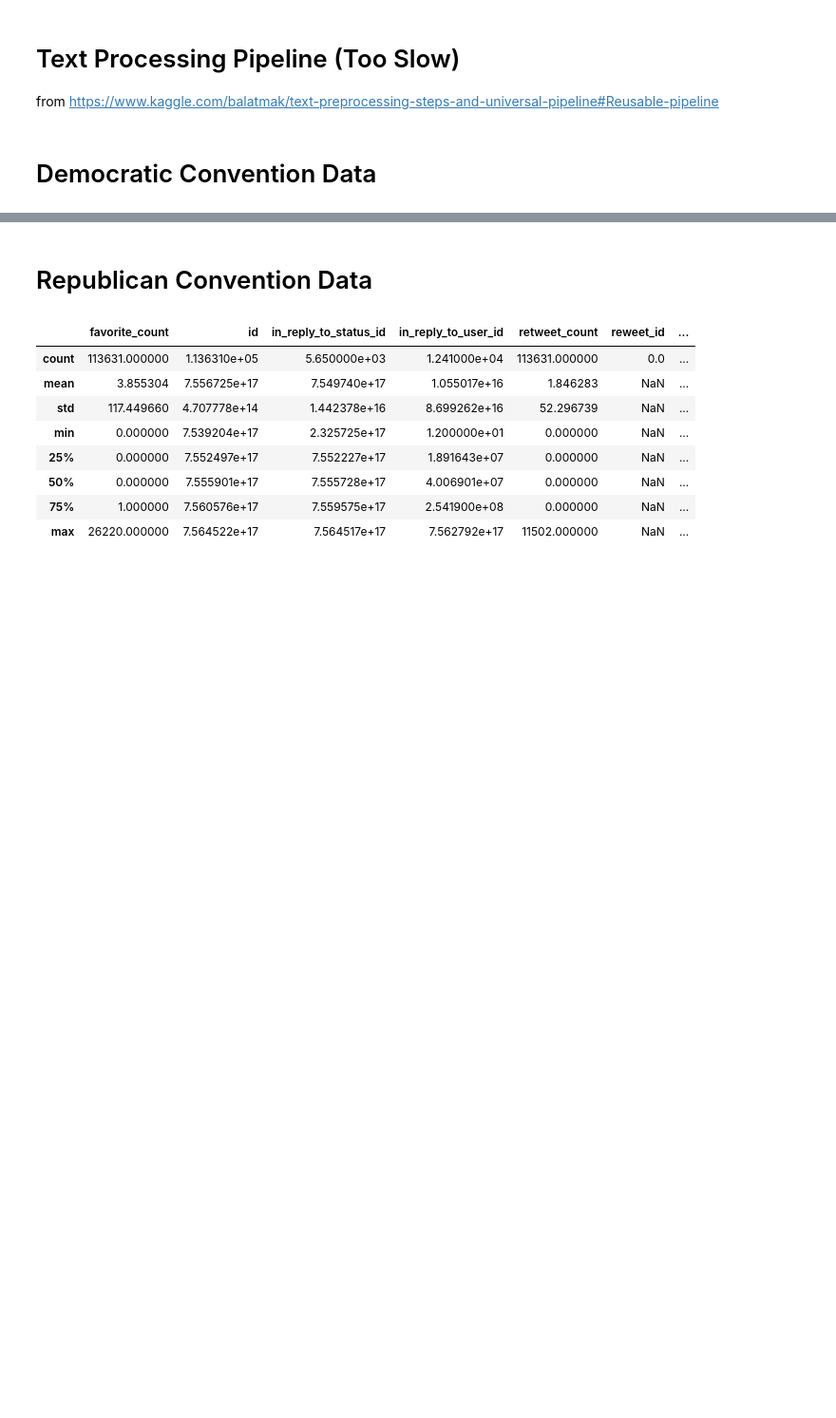
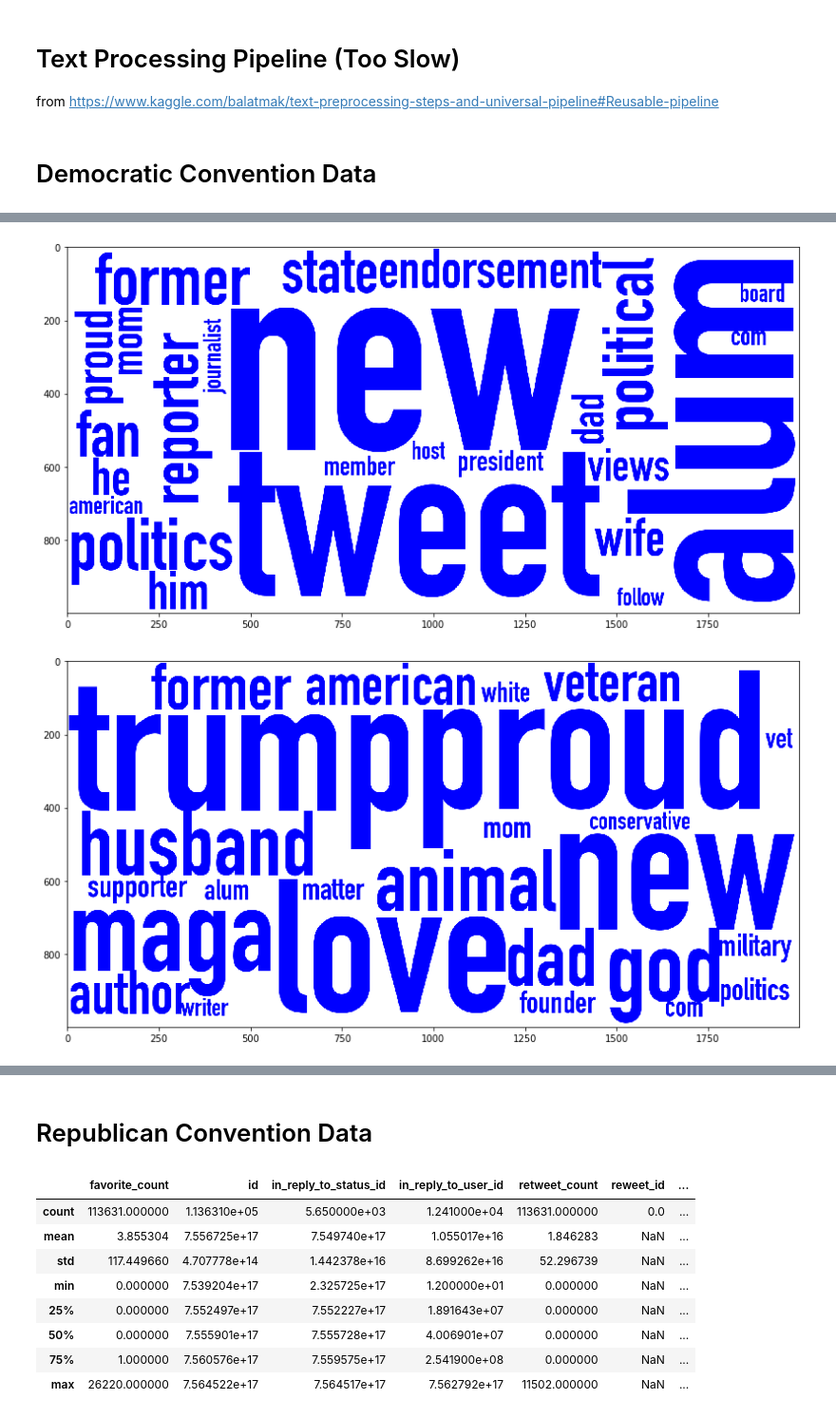
Before and after one commit to jakemull13/Network-Analysis-of-Political-Communites-on-Twitter, a Jupyter notebook: EDA.ipynb, the cells around one changed output, grey strips where cells are left out. Shown at 95% size. Saved outputs shown, nothing was run; the diff lists cells and outputs as text; code cells hidden in the pictures; blank space fills up the shorter version.

```diff
--- a/EDA.ipynb
+++ b/EDA.ipynb
@@ -156,5 +179,5 @@ dconvention_df
 # %%
 dnodes_df = pd.read_csv('data/democrat/convention_mentions/dmention-nodes.csv')
-dnodes_df
 dnodes_df = dnodes_df.join(dcommunity_df, how='left', on='Id')
-dconvention_df.merge(dnodes_df, left_on='user_screen_name', right_on='Label', how='outer')['modularity_class'].dropna()
+dconvention_df = dconvention_df.merge(dnodes_df, left_on='user_screen_name', right_on='Label', how='outer')
+dconvention_df['modularity_class'].dropna()
@@ -160,0 +278,11 @@ dconvention_df.merge(dnodes_df, left_on='user_screen_name', right_on='Label', ho
+# %%
+#plot user description word clouds
+
+plot_wordcloud(' '.join(community18['user_description']), rgb=(0,0,255),stop_words=['demconvention', 'democratic', 'debate', 'dncinphl', 'convention', 'tonight', 'vote']) #educated political writes
+plot_wordcloud(' '.join(community29['user_description']), rgb=(0,0,255),stop_words=['demconvention', 'democratic', 'debate', 'dncinphl', 'convention', 'tonight', 'vote']) #convsrvatives/patriots
+plot_wordcloud(' '.join(community70['user_description']), rgb=(0,0,255),stop_words=['demconvention', 'democratic', 'debate', 'dncinphl', 'convention', 'tonight', 'vote']) #conservative professionals/writers
+plot_wordcloud(' '.join(community25['user_description']), rgb=(0,0,255),stop_words=['demconvention', 'democratic', 'debate', 'dncinphl', 'convention', 'tonight', 'vote']) #liberals
+plot_wordcloud(' '.join(community46['user_description']), rgb=(0,0,255),stop_words=['demconvention', 'democratic', 'debate', 'dncinphl', 'convention', 'tonight', 'vote']) #professional liberal women
+# %% [output]
+[figure, added]
+[figure, added]
```
Also changed, not shown: parts of 21 cells of this notebook, 4 other files.
